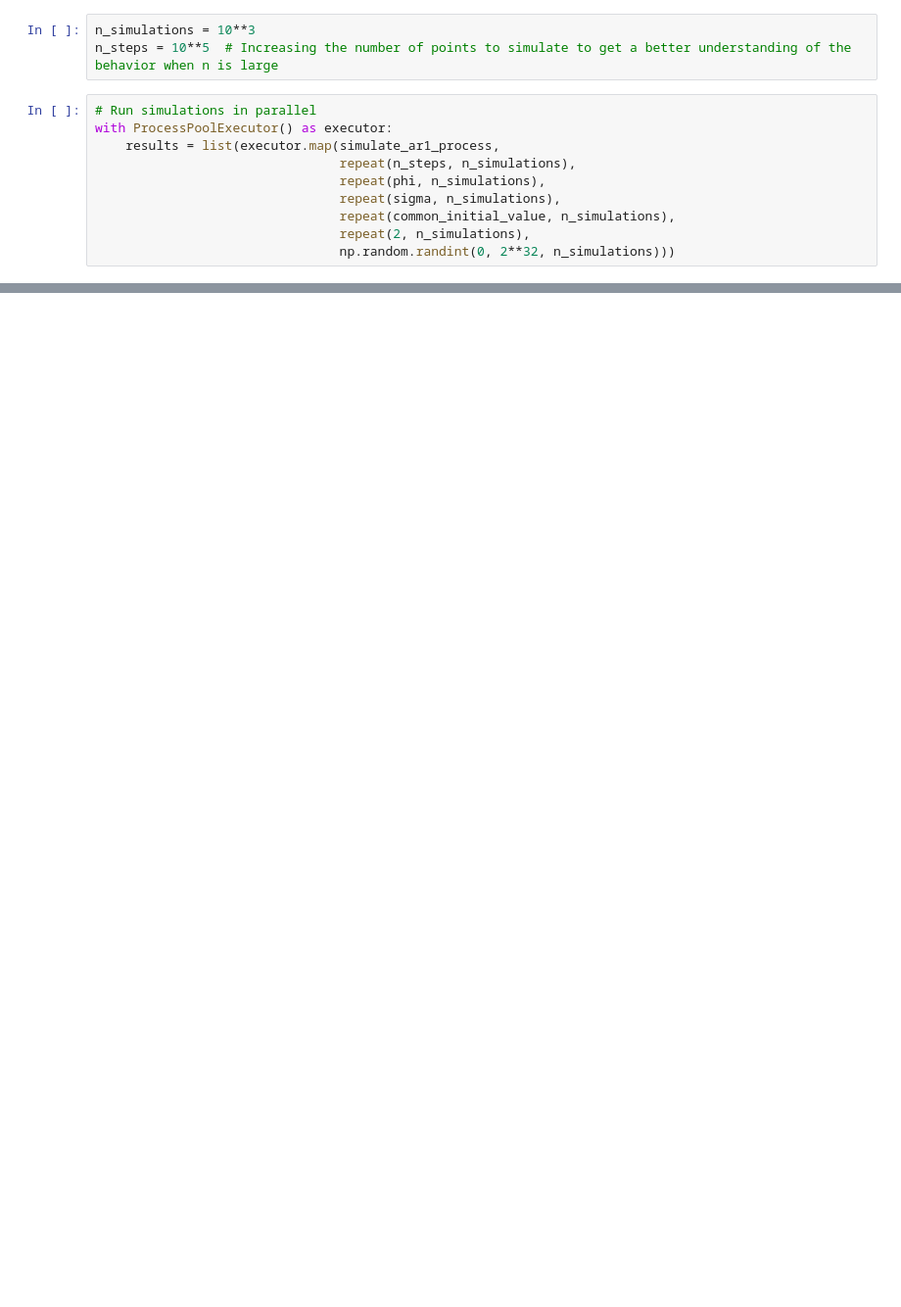
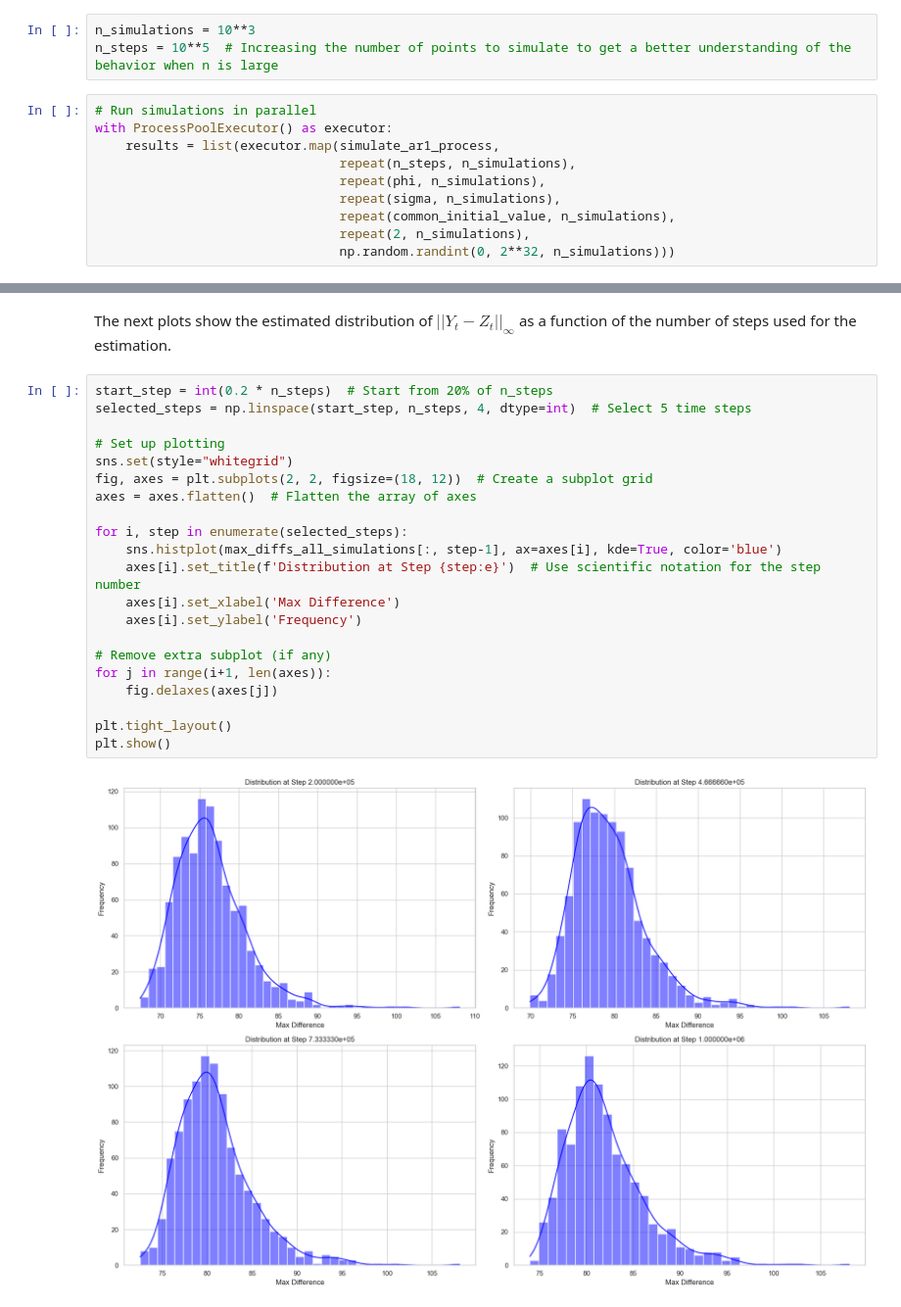
Before and after one commit to statsmarkov/depth_markov, a Jupyter notebook: section2.ipynb, the cells around one changed output, grey strips where cells are left out. Shown: that part at 98% size. Drawn from its saved outputs; the diff is of its cells as text; blank space fills up the shorter version.

```diff
--- a/section2.ipynb
+++ b/section2.ipynb
@@ -80,0 +81,25 @@ plt.show()
+# %% [markdown]
+The next plots show the estimated distribution of $||Y_t-Z_t||_{\infty}$ as a function of the number of steps used for the estimation.
+# %%
+start_step = int(0.2 * n_steps)  # Start from 20% of n_steps
+selected_steps = np.linspace(start_step, n_steps, 4, dtype=int)  # Select 5 time steps
+
+# Set up plotting
+sns.set(style="whitegrid")
+fig, axes = plt.subplots(2, 2, figsize=(18, 12))  # Create a subplot grid
+axes = axes.flatten()  # Flatten the array of axes
+
+for i, step in enumerate(selected_steps):
+    sns.histplot(max_diffs_all_simulations[:, step-1], ax=axes[i], kde=True, color='blue')
+    axes[i].set_title(f'Distribution at Step {step:e}')  # Use scientific notation for the step number
+    axes[i].set_xlabel('Max Difference')
+    axes[i].set_ylabel('Frequency')
+
+# Remove extra subplot (if any)
+for j in range(i+1, len(axes)):
+    fig.delaxes(axes[j])
+
+plt.tight_layout()
+plt.show()
+# %% [output]
+[figure, added]
```
Also changed, not shown: parts of 4 cells of this notebook.
